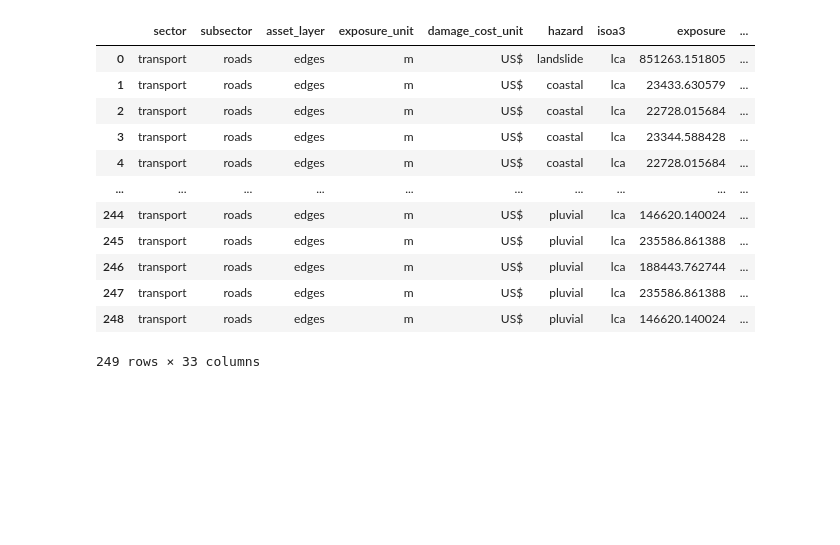
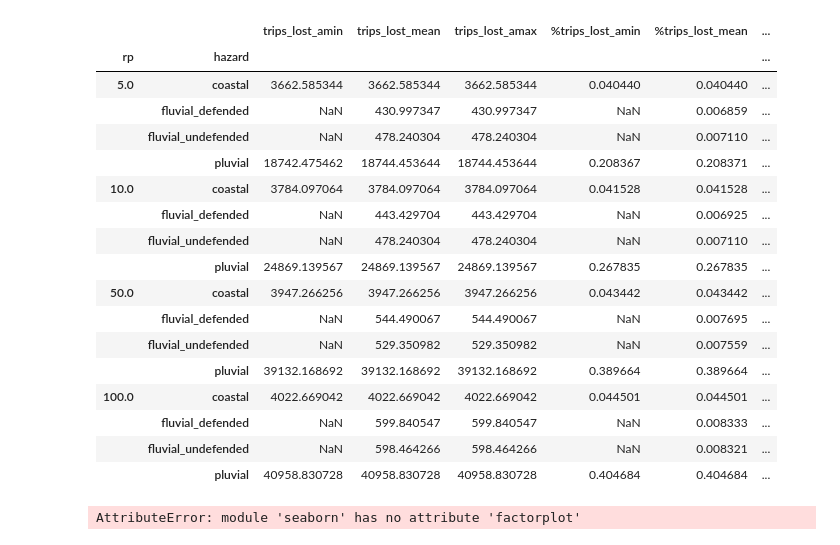
Before and after one commit to oi-analytics/caribbean-ccdr, a Jupyter notebook: scripts/analysis/test.ipynb, the cells around one changed output. Cells and saved outputs as stored; diff of their text form; code cells hidden in the pictures; blank space fills up the shorter version.

```diff
--- a/scripts/analysis/test.ipynb
+++ b/scripts/analysis/test.ipynb
@@ -2,0 +64,12 @@ import pandas as pd
+# %%
+fail = pd.read_parquet("/Users/alison/Documents/World Bank Caribbean/data/results/transport/disruption results/lca_roads_edges_sector_damages_with_roads.parquet")
+# %%
+loss_cols = ['trips_lost_amin', 'trips_lost_mean', 'trips_lost_amax',
+       '%trips_lost_amin', '%trips_lost_mean', '%trips_lost_amax',
+       'time_m_delta_amin', 'time_m_delta_mean', 'time_m_delta_amax',
+       '%time_m_delta_amin', '%time_m_delta_mean', '%time_m_delta_amax',
+       'rerouting_loss_person_time_m_amin',
+       'rerouting_loss_person_time_m_mean',
+       'rerouting_loss_person_time_m_amax']
+
+fail[loss_cols].describe()
@@ -2,0 +102,29 @@ import pandas as pd
+# %%
+fail.groupby(['rp', 'hazard']).mean()[loss_cols]
+# %% [output]
+|  |  | trips_lost_amin | trips_lost_mean | trips_lost_amax | %trips_lost_amin | %trips_lost_mean | ... |
+| rp | hazard |  |  |  |  |  | ... |
+| 5.0 | coastal | 3662.585344 | 3662.585344 | 3662.585344 | 0.040440 | 0.040440 | ... |
+|  | fluvial_defended | NaN | 430.997347 | 430.997347 | NaN | 0.006859 | ... |
+|  | fluvial_undefended | NaN | 478.240304 | 478.240304 | NaN | 0.007110 | ... |
+|  | pluvial | 18742.475462 | 18744.453644 | 18744.453644 | 0.208367 | 0.208371 | ... |
+| 10.0 | coastal | 3784.097064 | 3784.097064 | 3784.097064 | 0.041528 | 0.041528 | ... |
+|  | fluvial_defended | NaN | 443.429704 | 443.429704 | NaN | 0.006925 | ... |
+|  | fluvial_undefended | NaN | 478.240304 | 478.240304 | NaN | 0.007110 | ... |
+|  | pluvial | 24869.139567 | 24869.139567 | 24869.139567 | 0.267835 | 0.267835 | ... |
+| 50.0 | coastal | 3947.266256 | 3947.266256 | 3947.266256 | 0.043442 | 0.043442 | ... |
+|  | fluvial_defended | NaN | 544.490067 | 544.490067 | NaN | 0.007695 | ... |
+|  | fluvial_undefended | NaN | 529.350982 | 529.350982 | NaN | 0.007559 | ... |
+|  | pluvial | 39132.168692 | 39132.168692 | 39132.168692 | 0.389664 | 0.389664 | ... |
+| 100.0 | coastal | 4022.669042 | 4022.669042 | 4022.669042 | 0.044501 | 0.044501 | ... |
+|  | fluvial_defended | NaN | 599.840547 | 599.840547 | NaN | 0.008333 | ... |
+|  | fluvial_undefended | NaN | 598.464266 | 598.464266 | NaN | 0.008321 | ... |
+|  | pluvial | 40958.830728 | 40958.830728 | 40958.830728 | 0.404684 | 0.404684 | ... |
+# %%
+import seaborn
+
+fg = seaborn.factorplot(x='hazard', y='trips_lost_mean', hue='rp',
+                        col='hazard', data=fail, kind='bar')
+fg.set_xlabels('')
+# %% [output]
+AttributeError: module 'seaborn' has no attribute 'factorplot'
@@ -5,16 +139,0 @@ fail = pd.read_parquet("/Users/alison/Documents/World Bank Caribbean/data/proces
-# %%
-fail
-# %% [output]
-|  | sector | subsector | asset_layer | exposure_unit | damage_cost_unit | hazard | isoa3 | exposure | ... |
-| 0 | transport | roads | edges | m | US$ | landslide | lca | 851263.151805 | ... |
-| 1 | transport | roads | edges | m | US$ | coastal | lca | 23433.630579 | ... |
-| 2 | transport | roads | edges | m | US$ | coastal | lca | 22728.015684 | ... |
-| 3 | transport | roads | edges | m | US$ | coastal | lca | 23344.588428 | ... |
-| 4 | transport | roads | edges | m | US$ | coastal | lca | 22728.015684 | ... |
-| ... | ... | ... | ... | ... | ... | ... | ... | ... | ... |
-| 244 | transport | roads | edges | m | US$ | pluvial | lca | 146620.140024 | ... |
-| 245 | transport | roads | edges | m | US$ | pluvial | lca | 235586.861388 | ... |
-| 246 | transport | roads | edges | m | US$ | pluvial | lca | 188443.762744 | ... |
-| 247 | transport | roads | edges | m | US$ | pluvial | lca | 235586.861388 | ... |
-| 248 | transport | roads | edges | m | US$ | pluvial | lca | 146620.140024 | ... |
-249 rows × 33 columns
```
Also changed, not shown: parts of 12 cells of this notebook, 5 other files.
